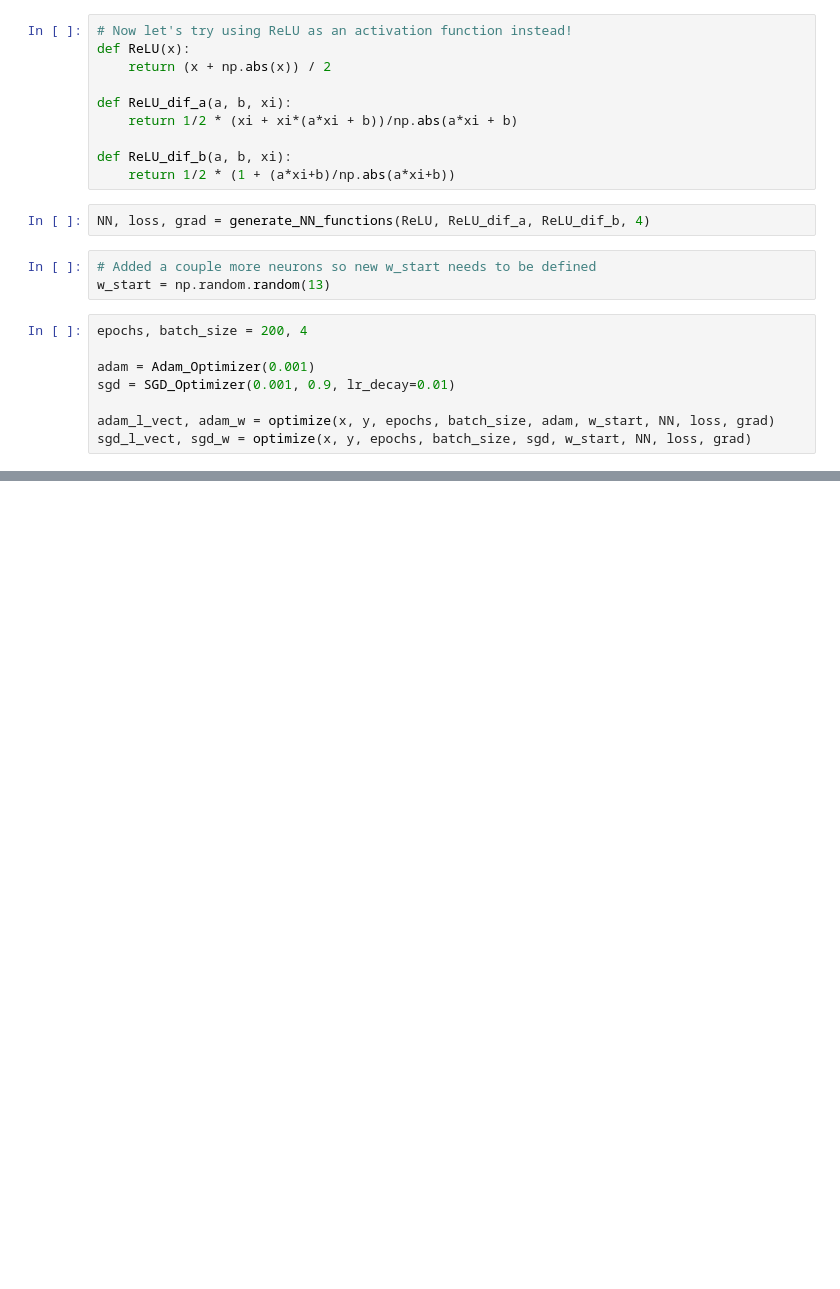
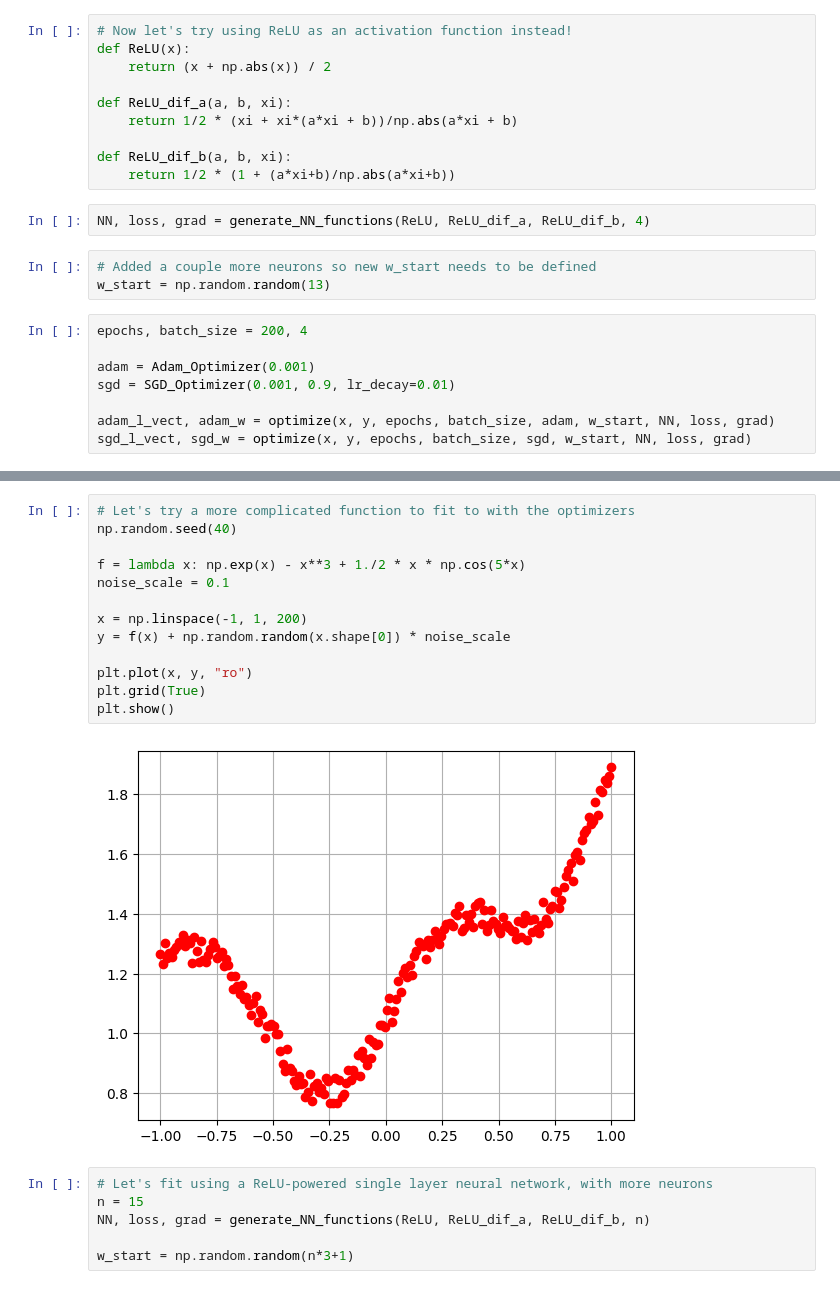
Before and after one commit to finsaccount/Numerical-Analysis-Gradient-Descent, a Jupyter notebook: GeneralizedSGD.ipynb, the cells around one changed output, grey strips where cells are left out. Drawn from its saved outputs; the diff is of its cells as text; blank space fills up the shorter version.

```diff
--- a/GeneralizedSGD.ipynb
+++ b/GeneralizedSGD.ipynb
@@ -225,0 +226,21 @@ plt.grid(True)
+# %%
+# Let's try a more complicated function to fit to with the optimizers
+np.random.seed(40)
+
+f = lambda x: np.exp(x) - x**3 + 1./2 * x * np.cos(5*x)
+noise_scale = 0.1
+
+x = np.linspace(-1, 1, 200)
+y = f(x) + np.random.random(x.shape[0]) * noise_scale
+
+plt.plot(x, y, "ro")
+plt.grid(True)
+plt.show()
+# %% [output]
+[figure, added]
+# %%
+# Let's fit using a ReLU-powered single layer neural network, with more neurons
+n = 15
+NN, loss, grad = generate_NN_functions(ReLU, ReLU_dif_a, ReLU_dif_b, n)
+
+w_start = np.random.random(n*3+1)
```
Also changed, not shown: parts of 11 cells of this notebook.
